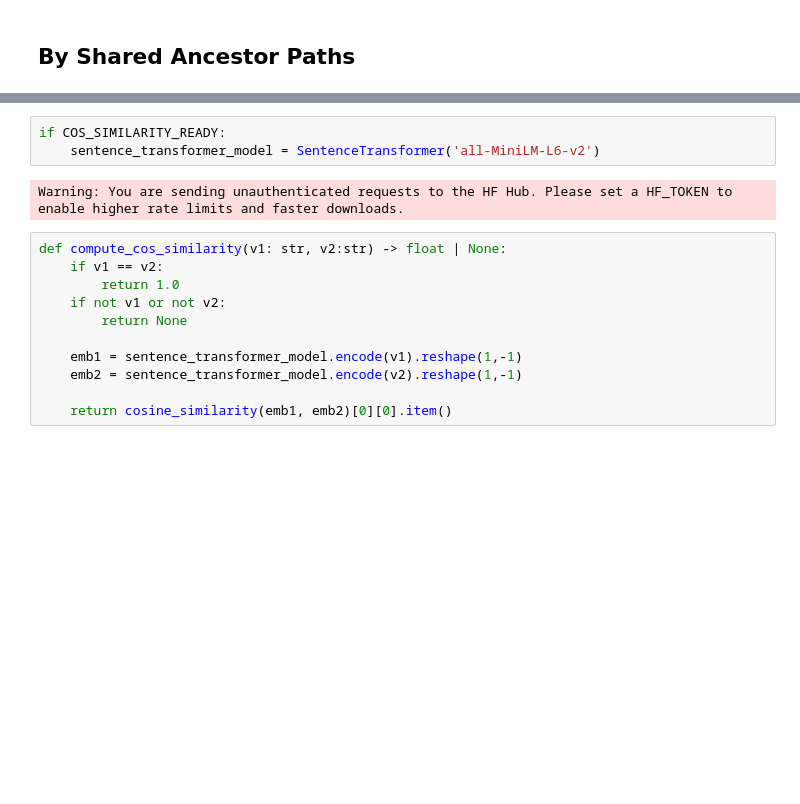
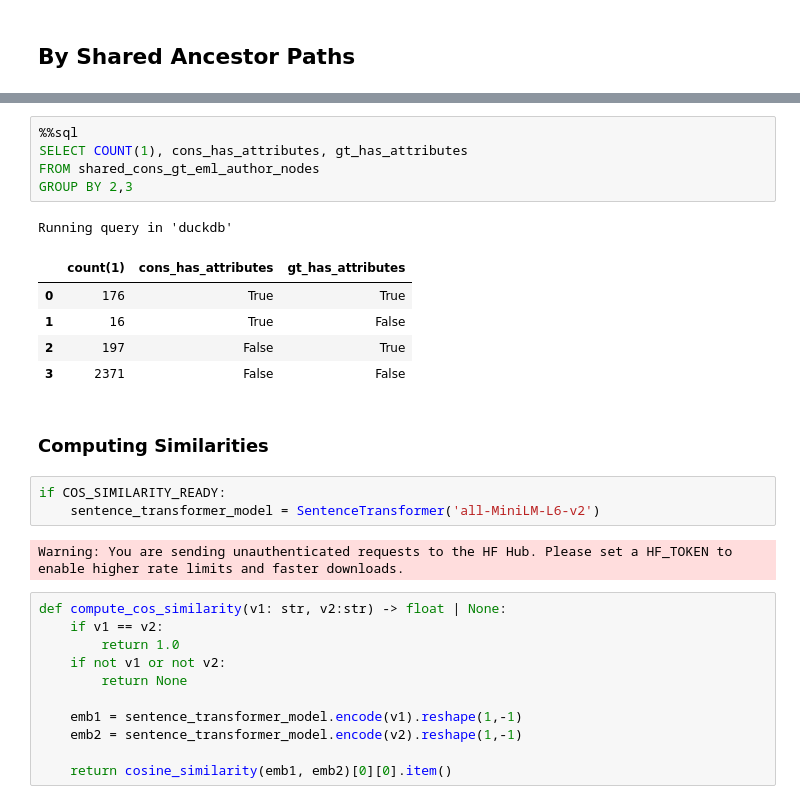
Before and after one commit to mitja-o/metadata-assistant, a Jupyter notebook: _evaluation/statistics/results/semantic_similarity.ipynb, the cells around one changed output, grey strips where cells are left out. Saved outputs shown, nothing was run; the diff lists cells and outputs as text; blank space fills up the shorter version.

```diff
--- a/_evaluation/statistics/results/semantic_similarity.ipynb
+++ b/_evaluation/statistics/results/semantic_similarity.ipynb
@@ -169,3 +370,17 @@ JOIN gt_dwc_t_data_nodes AS g
+# %%
+%%sql
+SELECT COUNT(1), cons_has_attributes, gt_has_attributes
+FROM shared_cons_gt_eml_author_nodes
+GROUP BY 2,3
+# %% [output]
+Running query in 'duckdb'
+|  | count(1) | cons_has_attributes | gt_has_attributes |
+| 0 | 176 | True | True |
+| 1 | 16 | True | False |
+| 2 | 197 | False | True |
+| 3 | 2371 | False | False |
+# %% [markdown]
+### Computing Similarities
 # %%
 if COS_SIMILARITY_READY:
     sentence_transformer_model = SentenceTransformer('all-MiniLM-L6-v2')
```
Also changed, not shown: parts of 29 cells of this notebook, 2 other files.
